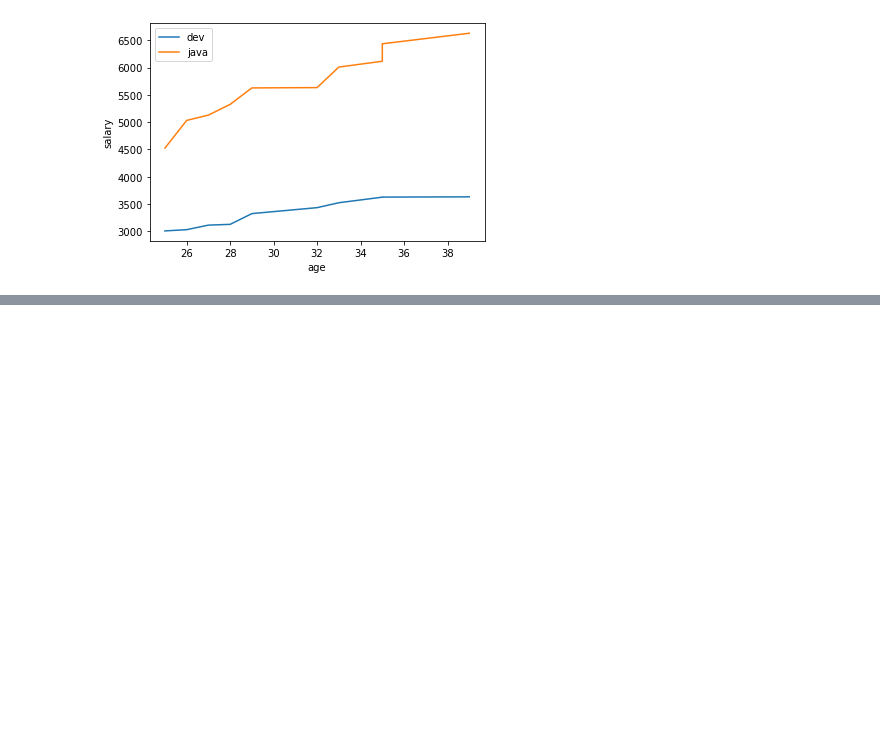
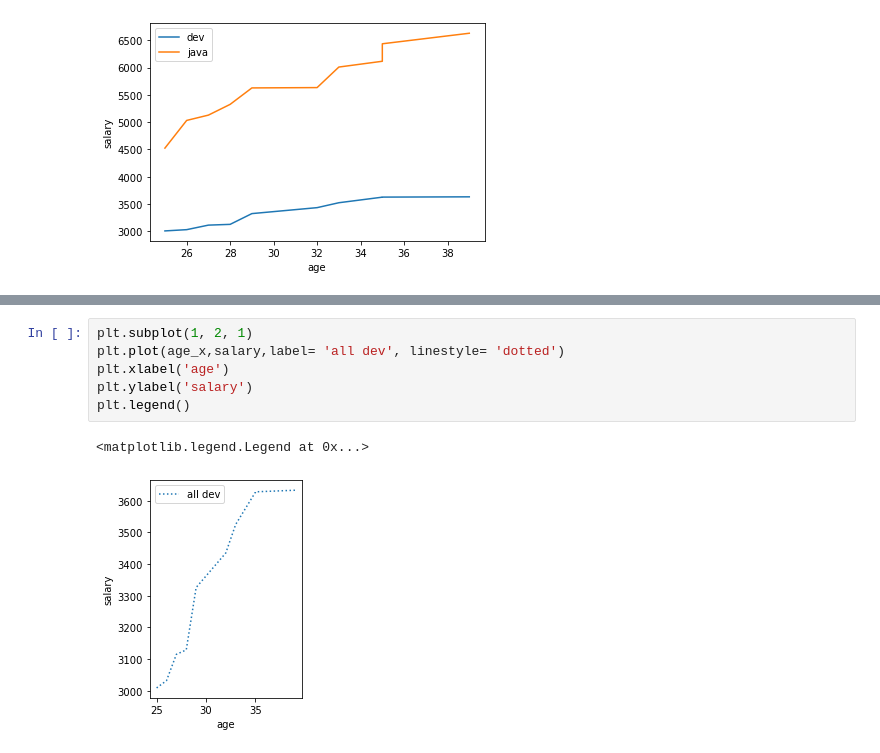
Before and after one commit to KULDEEPSINGHSA/http-localhost-8888-notebooks-Downloads-assign.ipynb, a Jupyter notebook: assign4.ipynb, the cells around one changed output, grey strips where cells are left out. Cells and saved outputs as stored; diff of their text form; blank space fills up the shorter version.

```diff
--- a/assign4.ipynb
+++ b/assign4.ipynb
@@ -45,0 +64,9 @@ plt.legend()
+# %%
+plt.subplot(1, 2, 1)
+plt.plot(age_x,salary,label= 'all dev', linestyle= 'dotted')
+plt.xlabel('age')
+plt.ylabel('salary')
+plt.legend()
+# %% [output]
+<matplotlib.legend.Legend at 0x...>
+[figure, added]
```
Also changed, not shown: parts of 6 cells of this notebook.
